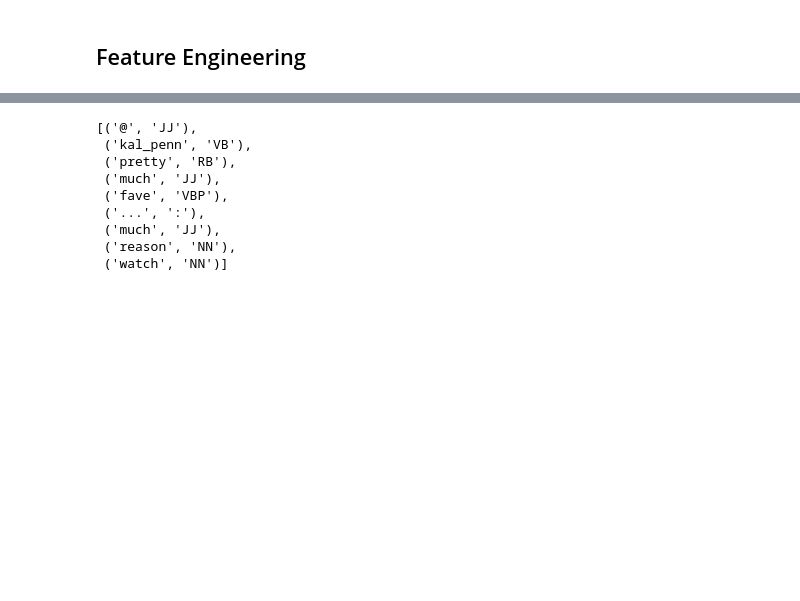
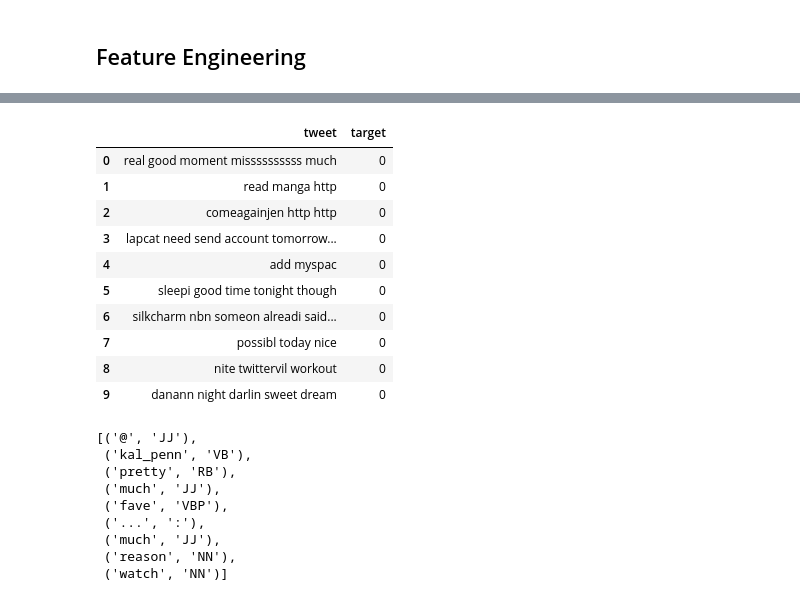
Before and after one commit to BryanEgbert/sentimental_analysis, a Jupyter notebook: main.ipynb, the cells around one changed output, grey strips where cells are left out. Cells and saved outputs as stored; diff of their text form; code cells hidden in the pictures; blank space fills up the shorter version.

```diff
--- a/main.ipynb
+++ b/main.ipynb
@@ -133,3 +123,56 @@ KeyboardInterrupt:
+# %%
+import string
+import re
+stopwords = set(nltk.corpus.stopwords.words('english'))
+
+# token = [WordNetLemmatizer().lemmatize(w) for w in stopwords_removed_token]
+
+def clean_words(words):
+    table = str.maketrans('', '', string.punctuation)
+
+    lower_split = [re.sub(r"#\w+", '', w) for w in word_tokenize(words)]
+    lower_split = [re.sub(r'@\w+', '', w) for w in lower_split]
+    lower_split = [w.strip() for w in lower_split]
+
+    lower_split = [re.sub(r'http\S+', '', w) for w in lower_split]
+
+    lower_split = [w for w in lower_split if not w.isdigit()]
+    lower_split = [w for w in lower_split if w.isalpha()]
+
+    lower_split = [w.translate(table) for w in lower_split]
+    # lower_split = [w for w in lower_split if w.isdigit() == False]
+    stopwords_removed_token = [w for w in lower_split if not w in stopwords]
+    token = [PorterStemmer().stem(w) for w in stopwords_removed_token]
+
+    token = " ".join(str(x) for x in token)
+    return token
+
+clean_df = df
+
+
+# for i, row in clean_df.iterrows():
+#     clean_df['tweet'][i] = row['tweet'].lower()
+clean_df['tweet'] = df['tweet'].str.lower()
+# clean_df['tweet'] = df['tweet'].replace(r'@[A-Za-z0-9_]+', '', regex=True)
+# clean_df['tweet'] = df['tweet'].replace(r'#[A-Za-z0-9_]+', '', regex=True)
+
+# print(clean_df['tweet'])
+
+clean_df['tweet'] = clean_df['tweet'].apply(lambda x: clean_words(x))
+
+clean_df.head(10)
+# %% [output]
+|  | tweet | target |
+| 0 | real good moment missssssssss much | 0 |
+| 1 | read manga http | 0 |
+| 2 | comeagainjen http http | 0 |
+| 3 | lapcat need send account tomorrow... | 0 |
+| 4 | add myspac | 0 |
+| 5 | sleepi good time tonight though | 0 |
+| 6 | silkcharm nbn someon alreadi said... | 0 |
+| 7 | possibl today nice | 0 |
+| 8 | nite twittervil workout | 0 |
+| 9 | danann night darlin sweet dream | 0 |
 # %%
 tag = nltk.pos_tag(token)
 tag
```
Also changed, not shown: parts of 7 cells of this notebook, 2 other files.
